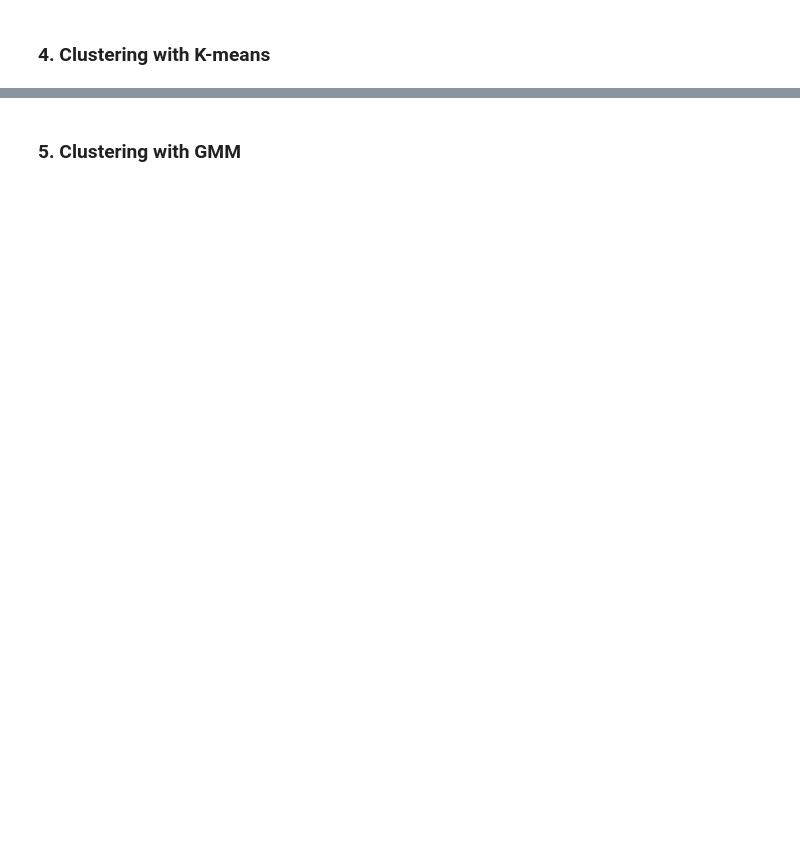
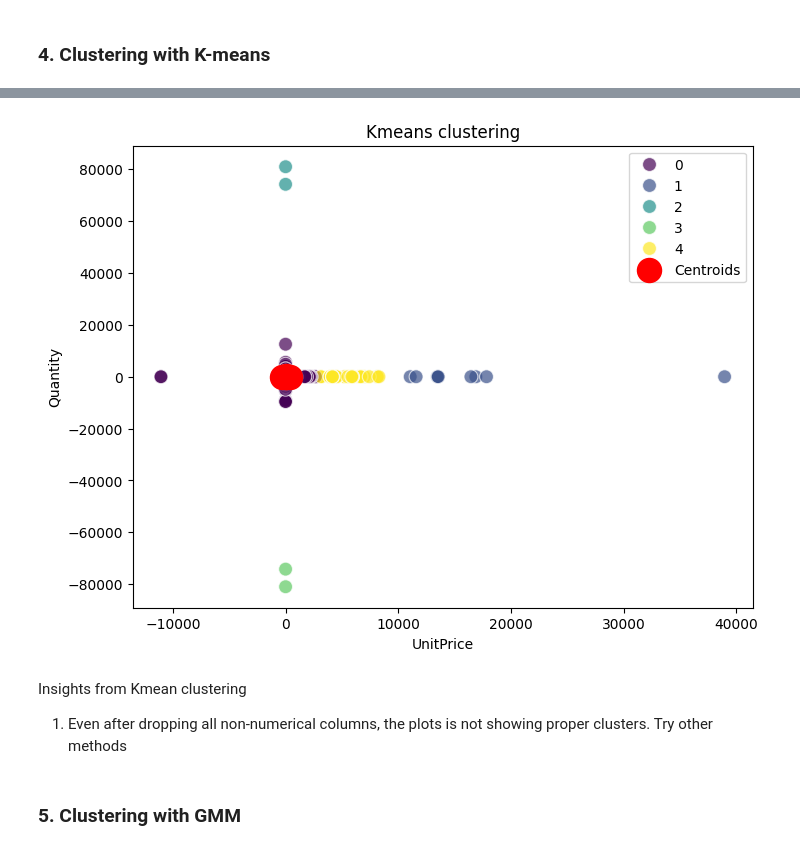
Before and after one commit to WamzMwangi/Unsupervised_Machine_Learning, a Jupyter notebook: Week2_Clustering/Customer_Segmentation_Project.ipynb, the cells around one changed output, grey strips where cells are left out. Saved outputs shown, nothing was run; the diff lists cells and outputs as text; code cells hidden in the pictures; blank space fills up the shorter version.

```diff
--- a/Week2_Clustering/Customer_Segmentation_Project.ipynb
+++ b/Week2_Clustering/Customer_Segmentation_Project.ipynb
@@ -279,0 +99,7 @@ plt.show()
+# %%
+# Apply the kmeans
+kmeans = KMeans(n_clusters=5, random_state=42)
+clusters_kmeans = kmeans.fit_predict(scaled_df)
+
+# Add cluster labels to the original dataframe
+df['cluster_KMeans'] = clusters_kmeans
@@ -280,2 +115,15 @@ plt.show()
+# %%
+# Plot the clusters
+plt.figure(figsize=(8,6))
+sns.scatterplot(y = 'Quantity', x = 'UnitPrice', hue = 'cluster_KMeans', data = df, palette = 'viridis', s = 100, alpha = 0.7)
+plt.scatter(kmeans.cluster_centers_[:, 0], kmeans.cluster_centers_[:, 1], s = 300, c = 'red', label = 'Centroids')
+plt.title('Kmeans clustering')
+plt.legend()
+plt.show()
+# %% [output]
+[figure, added]
+# %% [markdown]
+Insights from Kmean clustering
+1. Even after dropping all non-numerical columns, the plots is not showing proper clusters. Try other methods
 # %% [markdown]
 ### 5. Clustering with GMM
```
Also changed, not shown: parts of 37 cells of this notebook.
